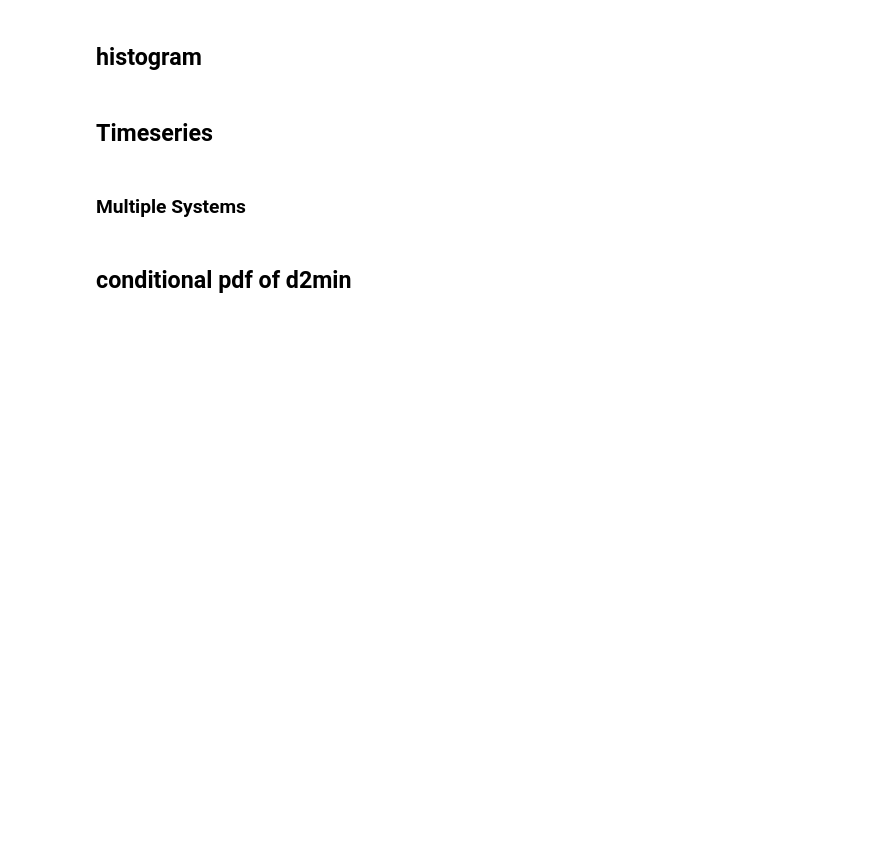
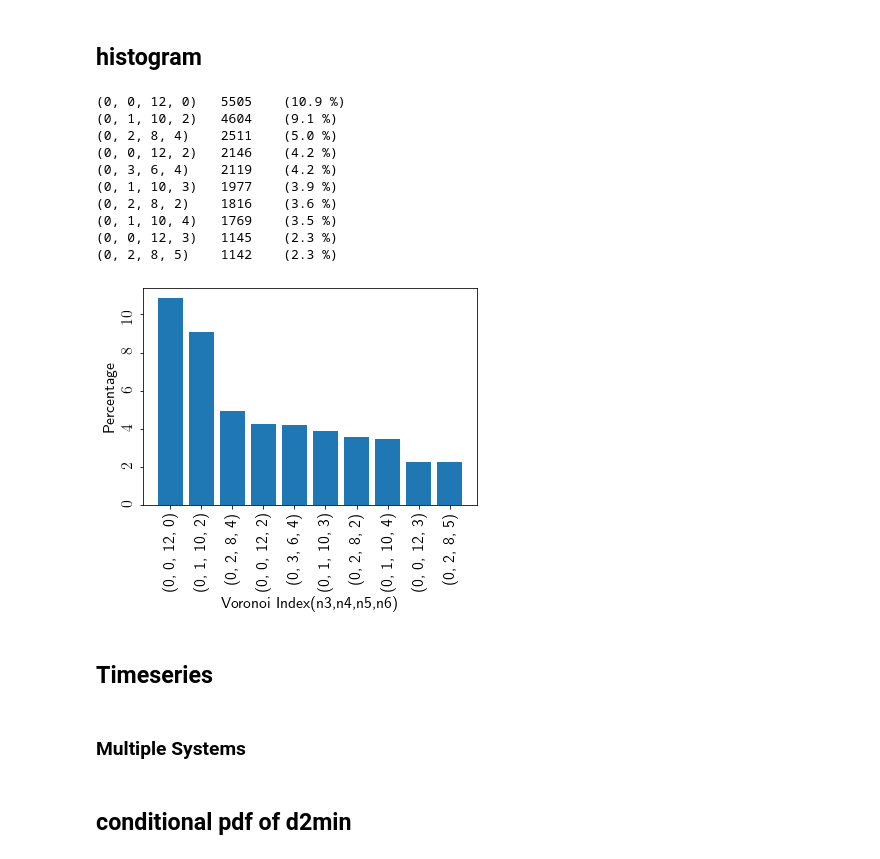
Before and after one commit to kkarimi62/glassDeformation, a Jupyter notebook: python/analyzePlasticity.ipynb, the cells around one changed output. Drawn from its saved outputs; the diff is of its cells as text; code cells hidden in the pictures; blank space fills up the shorter version.

```diff
--- a/python/analyzePlasticity.ipynb
+++ b/python/analyzePlasticity.ipynb
@@ -2338,10 +2462,22 @@ if eval(confParser['flags']['VorAnl']) and eval(confParser['flags']['Ovitos']):
 ## histogram
 # %%
 if eval(confParser['flags']['VorAnl']) and eval(confParser['flags']['Ovitos']):
-     GetMotifs( lmpVor,
+     utl.GetMotifs( lmpVor,
                 times = [itime], #[2000000], #lmpData.coord_atoms_broken.keys(),
                 Plot = True
               )
+# %% [output]
+(0, 0, 12, 0)   5505    (10.9 %)
+(0, 1, 10, 2)   4604    (9.1 %)
+(0, 2, 8, 4)    2511    (5.0 %)
+(0, 0, 12, 2)   2146    (4.2 %)
+(0, 3, 6, 4)    2119    (4.2 %)
+(0, 1, 10, 3)   1977    (3.9 %)
+(0, 2, 8, 2)    1816    (3.6 %)
+(0, 1, 10, 4)   1769    (3.5 %)
+(0, 0, 12, 3)   1145    (2.3 %)
+(0, 2, 8, 5)    1142    (2.3 %)
+[figure, added]
 # %% [markdown]
 ## Timeseries
 # %%
```
Also changed, not shown: parts of 21 cells of this notebook, 1 other file.
